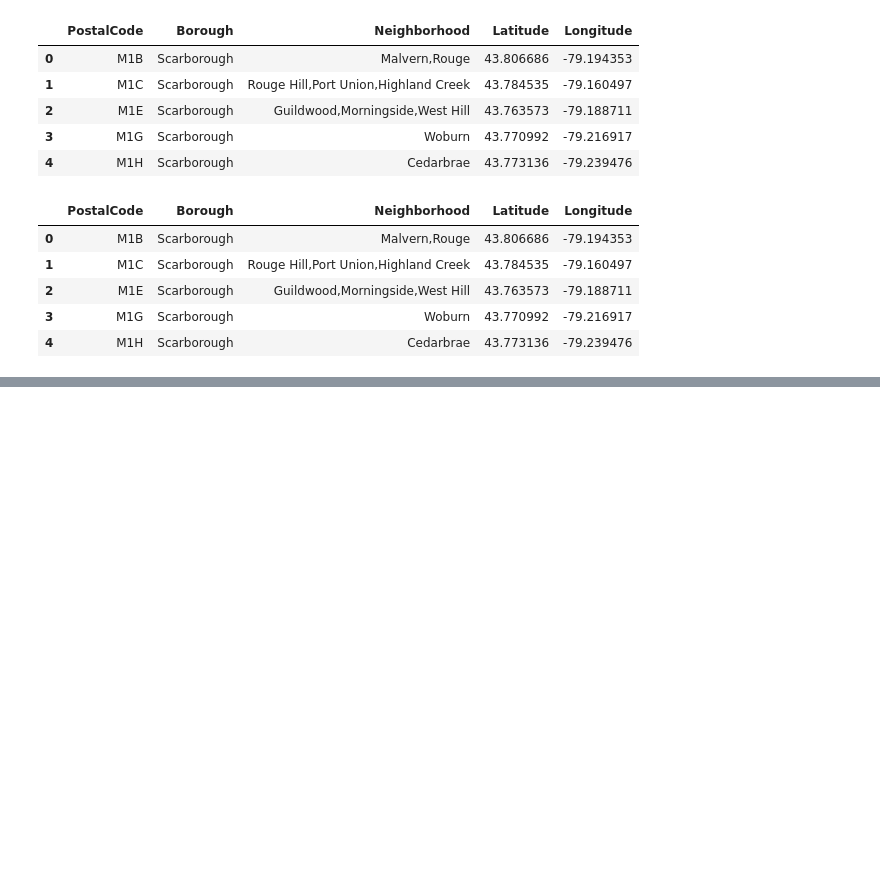
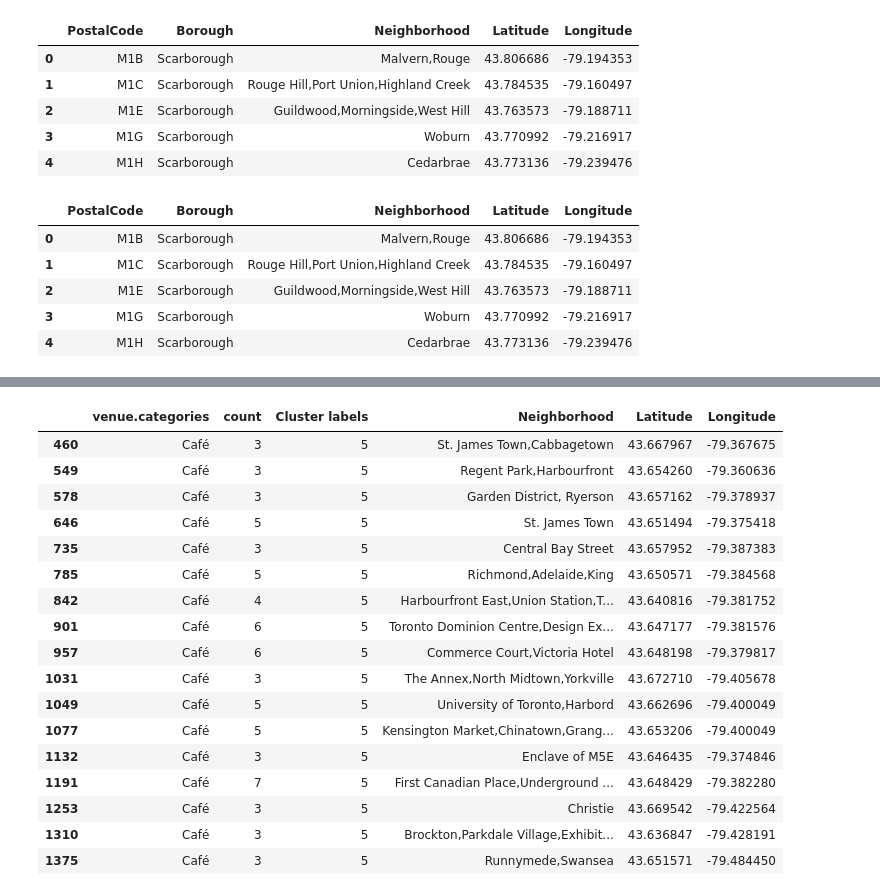
Before and after one commit to daaep0724/Coursera_Capstone_Project, a Jupyter notebook: Segmenting and Clustering Neighborhoods in Toronto.ipynb, the cells around one changed output, grey strips where cells are left out. Cells and saved outputs as stored; diff of their text form; code cells hidden in the pictures; blank space fills up the shorter version.

```diff
--- a/Segmenting and Clustering Neighborhoods in Toronto.ipynb
+++ b/Segmenting and Clustering Neighborhoods in Toronto.ipynb
@@ -227,0 +280,19 @@ scarborough_map
+# %%
+columns_to_pick = ['venue.id','venue.name','venue.categories','venue.location.lat','venue.location.lng']
+venue_data = pd.DataFrame(columns=['PostalCode']+columns_to_pick)
+for postal_code,lat,longt in zip(full_data['PostalCode'],full_data['Latitude'],full_data['Longitude']):
+    url = 'https://api.foursquare.com/v2/venues/explore?&client_id={}&client_secret={}&v={}&ll={},{}&radius={}&limit={}'.format(
+        CLIENT_ID, CLIENT_SECRET, VERSION, lat, longt, radius, LIMIT )
+    try:
+        venues = requests.get(url).json()['response']['groups'][0]['items']
+        norm_df = pd.json_normalize(venues)[columns_to_pick]
+        venue_data = pd.concat([venue_data , norm_df ],axis=0)
+        venue_data.iloc[-len(norm_df):,0]  = postal_code
+    except:
+        pass
+
+
+venue_data['venue.categories'] = venue_data['venue.categories'].apply(lambda x:x[0]['name'])
+venue_data = venue_data.reset_index(drop=True)
+print(venue_data.shape)
+venue_data.head()
@@ -227,0 +311,3 @@ scarborough_map
+# %%
+toronto_data_grouped = venue_data.groupby(['PostalCode','venue.categories'])['venue.categories'].count().reset_index(name="count")
+toronto_data_grouped.head(10)
@@ -227,0 +326,12 @@ scarborough_map
+# %%
+toronto_filled = toronto_data_grouped.pivot(values='count',columns='venue.categories').fillna(0)
+
+kclusters = 7
+
+kmeans = KMeans(n_clusters=kclusters, random_state=0).fit(toronto_filled)
+
+toronto_data_grouped['Cluster labels'] = kmeans.labels_
+
+toronto_full = pd.merge(toronto_data_grouped,full_data[['PostalCode','Neighborhood','Latitude','Longitude']] , on = 'PostalCode')
+
+toronto_full.head()
@@ -227,0 +345,7 @@ scarborough_map
+# %%
+# View clusters and their counts
+print(np.unique(toronto_full['Cluster labels'], return_counts=True))
+
+# Use this to see those not classified as class/cluster zero , you can comment it out
+# I will ignore cluster zero since it has too many values to plot
+toronto_full = toronto_full[toronto_full['Cluster labels']!=0]
@@ -227,0 +430,21 @@ scarborough_map
+# %%
+toronto_full.loc[toronto_full['Cluster labels'] == 5, toronto_full.columns[[1] + list(range(2, toronto_full.shape[1]))]]
+# %% [output]
+|  | venue.categories | count | Cluster labels | Neighborhood | Latitude | Longitude |
+| 460 | Café | 3 | 5 | St. James Town,Cabbagetown | 43.667967 | -79.367675 |
+| 549 | Café | 3 | 5 | Regent Park,Harbourfront | 43.654260 | -79.360636 |
+| 578 | Café | 3 | 5 | Garden District, Ryerson | 43.657162 | -79.378937 |
+| 646 | Café | 5 | 5 | St. James Town | 43.651494 | -79.375418 |
+| 735 | Café | 3 | 5 | Central Bay Street | 43.657952 | -79.387383 |
+| 785 | Café | 5 | 5 | Richmond,Adelaide,King | 43.650571 | -79.384568 |
+| 842 | Café | 4 | 5 | Harbourfront East,Union Station,T... | 43.640816 | -79.381752 |
+| 901 | Café | 6 | 5 | Toronto Dominion Centre,Design Ex... | 43.647177 | -79.381576 |
+| 957 | Café | 6 | 5 | Commerce Court,Victoria Hotel | 43.648198 | -79.379817 |
+| 1031 | Café | 3 | 5 | The Annex,North Midtown,Yorkville | 43.672710 | -79.405678 |
+| 1049 | Café | 5 | 5 | University of Toronto,Harbord | 43.662696 | -79.400049 |
+| 1077 | Café | 5 | 5 | Kensington Market,Chinatown,Grang... | 43.653206 | -79.400049 |
+| 1132 | Café | 3 | 5 | Enclave of M5E | 43.646435 | -79.374846 |
+| 1191 | Café | 7 | 5 | First Canadian Place,Underground ... | 43.648429 | -79.382280 |
+| 1253 | Café | 3 | 5 | Christie | 43.669542 | -79.422564 |
+| 1310 | Café | 3 | 5 | Brockton,Parkdale Village,Exhibit... | 43.636847 | -79.428191 |
+| 1375 | Café | 3 | 5 | Runnymede,Swansea | 43.651571 | -79.484450 |
```
Also changed, not shown: parts of 14 cells of this notebook.
